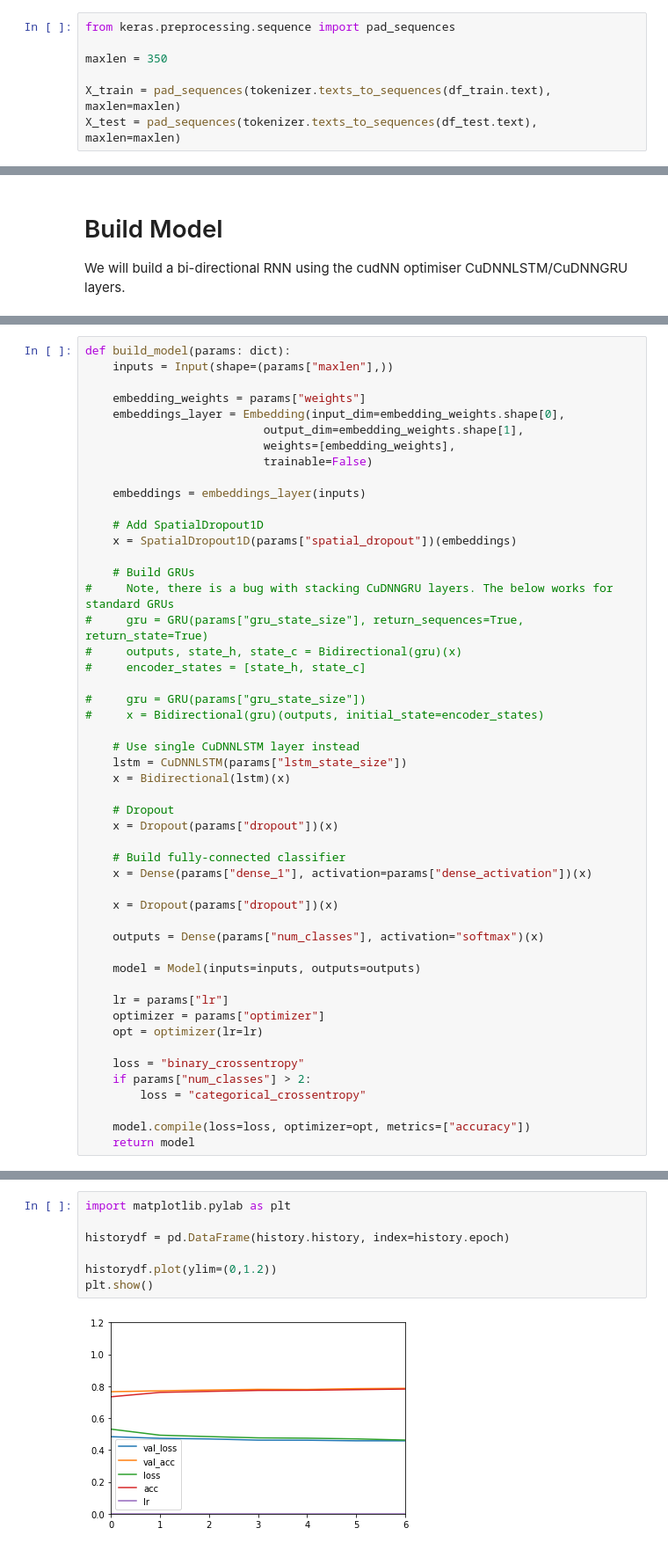
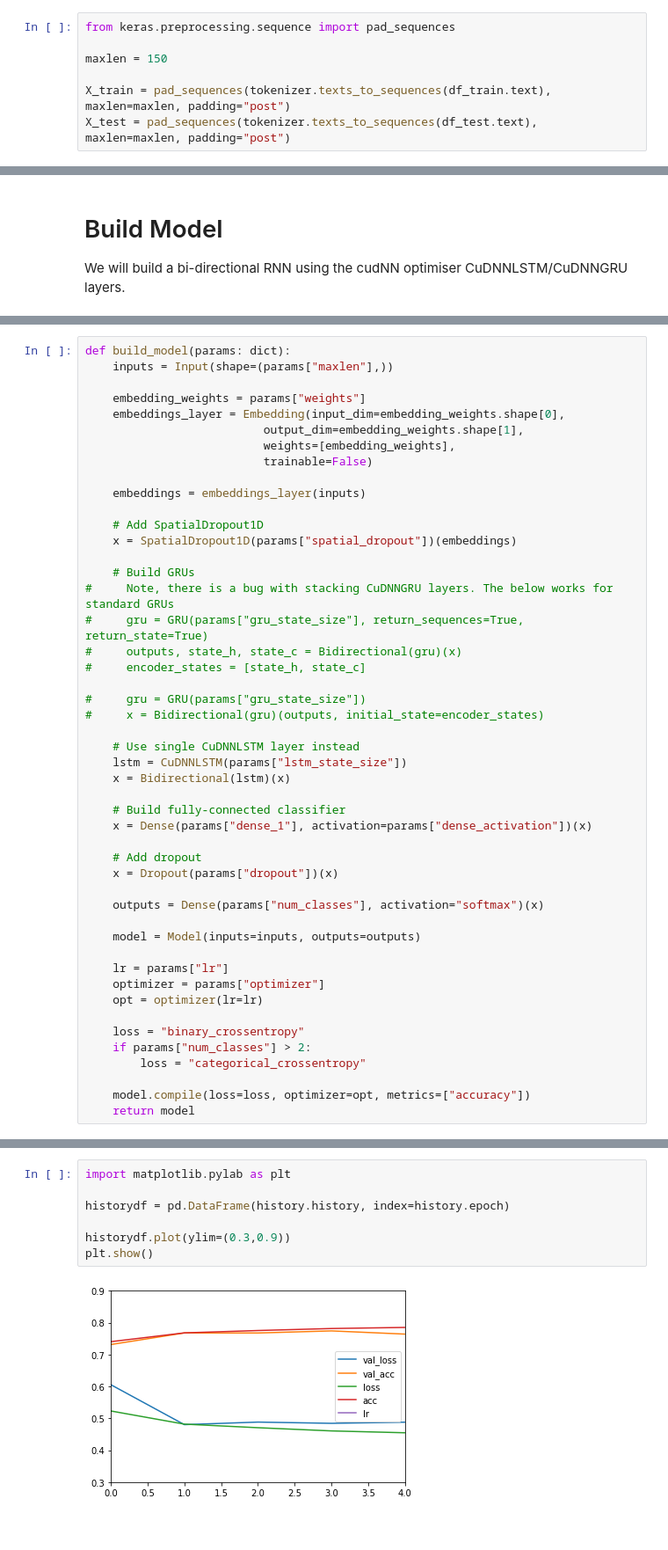
Before and after one commit to sully90/SentimentAnalysis, a Jupyter notebook: RNN.ipynb, the cells around one changed output, grey strips where cells are left out. Shown at 88% size. Cells and saved outputs as stored; diff of their text form.

```diff
--- a/RNN.ipynb
+++ b/RNN.ipynb
@@ -192,10 +192,10 @@ maxlen= 374
 # %%
 from keras.preprocessing.sequence import pad_sequences
 
-maxlen = 350
+maxlen = 150
 
-X_train = pad_sequences(tokenizer.texts_to_sequences(df_train.text), maxlen=maxlen)
-X_test = pad_sequences(tokenizer.texts_to_sequences(df_test.text), maxlen=maxlen)
+X_train = pad_sequences(tokenizer.texts_to_sequences(df_train.text), maxlen=maxlen, padding="post")
+X_test = pad_sequences(tokenizer.texts_to_sequences(df_test.text), maxlen=maxlen, padding="post")
 # %%
 from keras.utils import to_categorical
 
@@ -270,12 +272,10 @@ def build_model(params: dict):
     lstm = CuDNNLSTM(params["lstm_state_size"])
     x = Bidirectional(lstm)(x)
 
-    # Dropout
-    x = Dropout(params["dropout"])(x)
-
     # Build fully-connected classifier
     x = Dense(params["dense_1"], activation=params["dense_activation"])(x)
 
+    # Add dropout
     x = Dropout(params["dropout"])(x)
 
     outputs = Dense(params["num_classes"], activation="softmax")(x)
@@ -397,12 +392,12 @@ Epoch 7/10
 # %%
 import matplotlib.pylab as plt
 
 historydf = pd.DataFrame(history.history, index=history.epoch)
 
-historydf.plot(ylim=(0,1.2))
+historydf.plot(ylim=(0.3,0.9))
 plt.show()
 # %% [output]
-[figure, old version]
+[figure, new version]
 # %%
 from sklearn.metrics import accuracy_score
 
```
Also changed, not shown: parts of 10 cells of this notebook.
